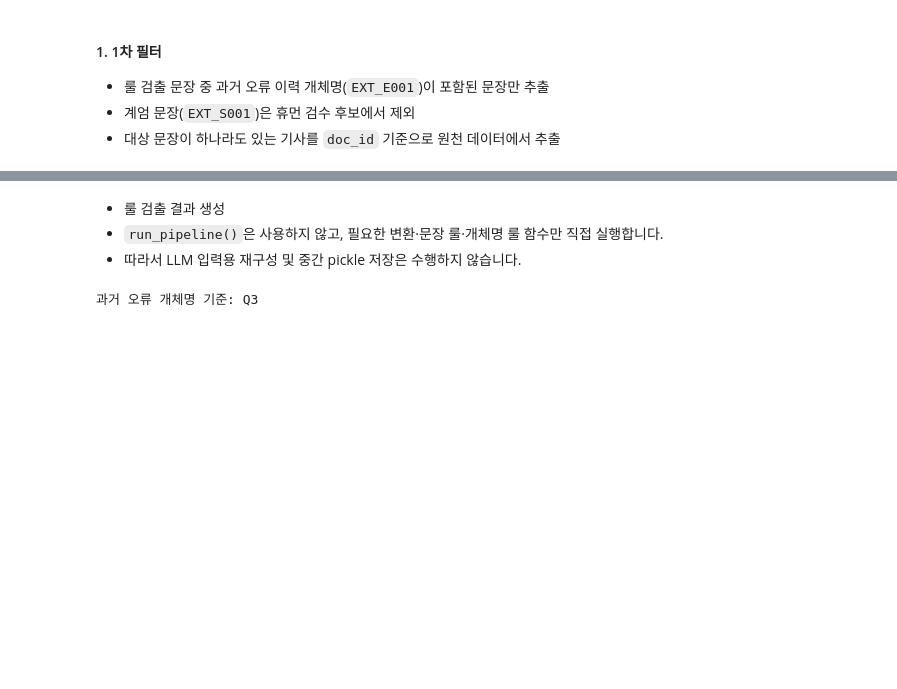
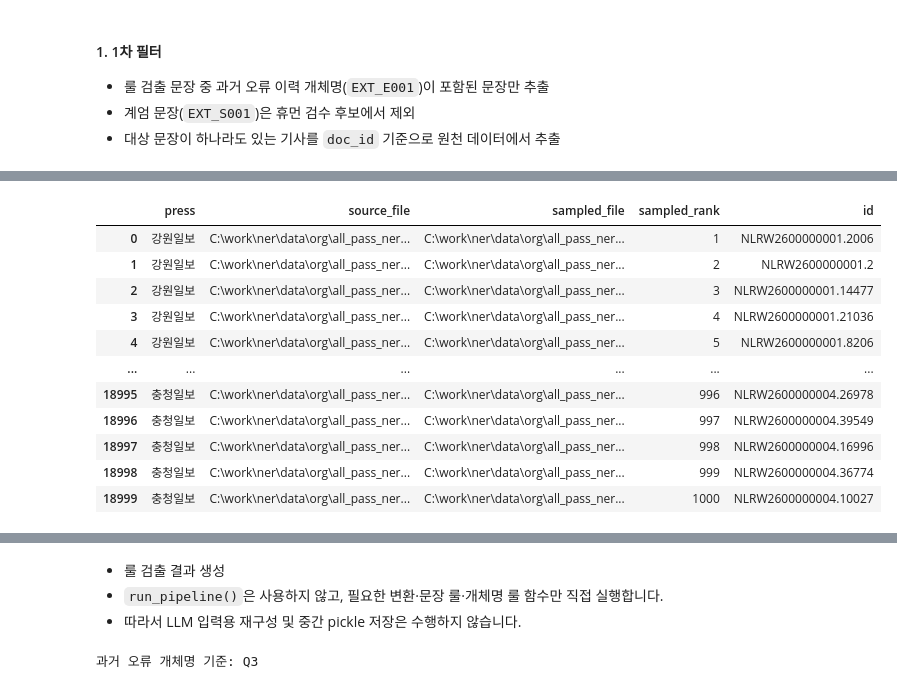
Before and after one commit to sosodoit/ner, a Jupyter notebook: run_rule_pipeline.ipynb, the cells around one changed output, grey strips where cells are left out. Cells and saved outputs as stored; diff of their text form; code cells hidden in the pictures; blank space fills up the shorter version.

```diff
--- a/run_rule_pipeline.ipynb
+++ b/run_rule_pipeline.ipynb
@@ -31,0 +51,93 @@ input_files
+# %%
+import random
+
+import ijson
+
+SAMPLE_SIZE = 1000
+RANDOM_SEED = 42
+SAMPLE_DIR = DATA_DIR / "random_sample_1000"
+SAMPLE_DIR.mkdir(exist_ok=True)
+
+def load_source_metadata(input_path):
+    source_metadata = {}
+    for key in ("id", "metadata"):
+        with input_path.open(encoding="utf-8-sig") as file:
+            value = next(ijson.items(file, key), None)
+        if value is not None:
+            source_metadata[key] = value
+    return source_metadata
+
+def reservoir_sample_documents(input_path, sample_size, seed):
+    rng = random.Random(seed)
+    sampled_documents = []
+
+    with input_path.open(encoding="utf-8-sig") as file:
+        for index, document in enumerate(ijson.items(file, "document.item")):
+            if index < sample_size:
+                sampled_documents.append(document)
+                continue
+
+            replacement_index = rng.randrange(index + 1)
+            if replacement_index < sample_size:
+                sampled_documents[replacement_index] = document
+
+    if len(sampled_documents) < sample_size:
+        raise ValueError(
+            f"{input_path.name}: 문서가 {sample_size}건보다 적습니다 ("
+            f"{len(sampled_documents)}건)."
+        )
+    return sampled_documents
+
+
+sampled_input_files = []
+sampled_id_trace_rows = []
+for input_path in input_files:
+    press = input_path.stem
+    sampled_documents = reservoir_sample_documents(
+        input_path,
+        SAMPLE_SIZE,
+        f"{RANDOM_SEED}:{press}",
+    )
+    sampled_ids = [document["id"] for document in sampled_documents]
+    if len(sampled_ids) != len(set(sampled_ids)):
+        raise ValueError(f"{input_path.name}: id가 중복되어 추적할 수 없습니다.")
+
+    sampled_source = load_source_metadata(input_path)
+    sampled_source["document"] = sampled_documents
+    sampled_path = SAMPLE_DIR / input_path.name
+    sampled_path.write_text(
+        json.dumps(sampled_source, ensure_ascii=False, indent=2),
+        encoding="utf-8",
+    )
+    sampled_input_files.append(sampled_path)
+    sampled_id_trace_rows.extend(
+        {
+            "press": press,
+            "source_file": str(input_path),
+            "sampled_file": str(sampled_path),
+            "sampled_rank": rank,
+            "id": document_id,
+        }
+        for rank, document_id in enumerate(sampled_ids, start=1)
+    )
+
+sampled_id_trace = pd.DataFrame(sampled_id_trace_rows)
+sampled_id_trace.to_csv(
+    SAMPLE_DIR / "sampled_id_trace.csv",
+    index=False,
+    encoding="utf-8-sig",
+)
+sampled_id_trace
+# %% [output]
+|  | press | source_file | sampled_file | sampled_rank | id |
+| 0 | 강원일보 | C:\work\ner\data\org\all_pass_ner... | C:\work\ner\data\org\all_pass_ner... | 1 | NLRW2600000001.2006 |
+| 1 | 강원일보 | C:\work\ner\data\org\all_pass_ner... | C:\work\ner\data\org\all_pass_ner... | 2 | NLRW2600000001.2 |
+| 2 | 강원일보 | C:\work\ner\data\org\all_pass_ner... | C:\work\ner\data\org\all_pass_ner... | 3 | NLRW2600000001.14477 |
+| 3 | 강원일보 | C:\work\ner\data\org\all_pass_ner... | C:\work\ner\data\org\all_pass_ner... | 4 | NLRW2600000001.21036 |
+| 4 | 강원일보 | C:\work\ner\data\org\all_pass_ner... | C:\work\ner\data\org\all_pass_ner... | 5 | NLRW2600000001.8206 |
+| ... | ... | ... | ... | ... | ... |
+| 18995 | 충청일보 | C:\work\ner\data\org\all_pass_ner... | C:\work\ner\data\org\all_pass_ner... | 996 | NLRW2600000004.26978 |
+| 18996 | 충청일보 | C:\work\ner\data\org\all_pass_ner... | C:\work\ner\data\org\all_pass_ner... | 997 | NLRW2600000004.39549 |
+| 18997 | 충청일보 | C:\work\ner\data\org\all_pass_ner... | C:\work\ner\data\org\all_pass_ner... | 998 | NLRW2600000004.16996 |
+| 18998 | 충청일보 | C:\work\ner\data\org\all_pass_ner... | C:\work\ner\data\org\all_pass_ner... | 999 | NLRW2600000004.36774 |
+| 18999 | 충청일보 | C:\work\ner\data\org\all_pass_ner... | C:\work\ner\data\org\all_pass_ner... | 1000 | NLRW2600000004.10027 |
```
Also changed, not shown: parts of 16 cells of this notebook, 2 other files.
